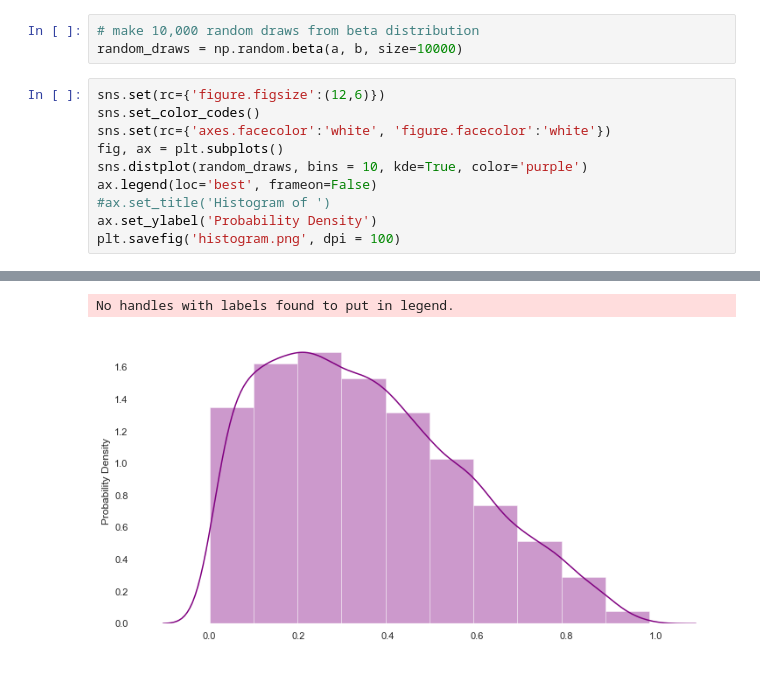
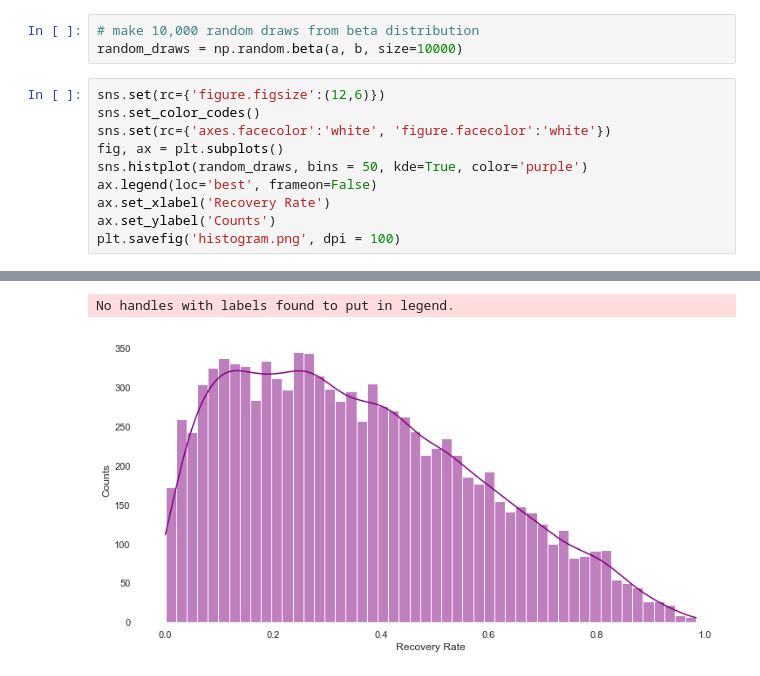
Before and after one commit to ThomasD96/University_Repo, a Jupyter notebook: Nova_SBE/Credit Risk/Homework_01/Assignment_01 - Recovery rate.ipynb, the cells around one changed output, grey strips where cells are left out. Saved outputs shown, nothing was run; the diff lists cells and outputs as text.

```diff
--- a/Nova_SBE/Credit Risk/Homework_01/Assignment_01 - Recovery rate.ipynb
+++ b/Nova_SBE/Credit Risk/Homework_01/Assignment_01 - Recovery rate.ipynb
@@ -38,17 +38,17 @@ random_draws = np.random.beta(a, b, size=10000)
 # %%
 sns.set(rc={'figure.figsize':(12,6)})
 sns.set_color_codes()
 sns.set(rc={'axes.facecolor':'white', 'figure.facecolor':'white'})
 fig, ax = plt.subplots()
-sns.distplot(random_draws, bins = 10, kde=True, color='purple')
+sns.histplot(random_draws, bins = 50, kde=True, color='purple')
 ax.legend(loc='best', frameon=False)
-#ax.set_title('Histogram of ')
-ax.set_ylabel('Probability Density')
+ax.set_xlabel('Recovery Rate')
+ax.set_ylabel('Counts')
 plt.savefig('histogram.png', dpi = 100)
 # %% [output]
 [interactive output not drawn]
 [interactive output not drawn]
 [interactive output not drawn]
 [interactive output not drawn]
 No handles with labels found to put in legend.
-[figure, old version]
+[figure, new version]
```
Also changed, not shown: 1 other file.
